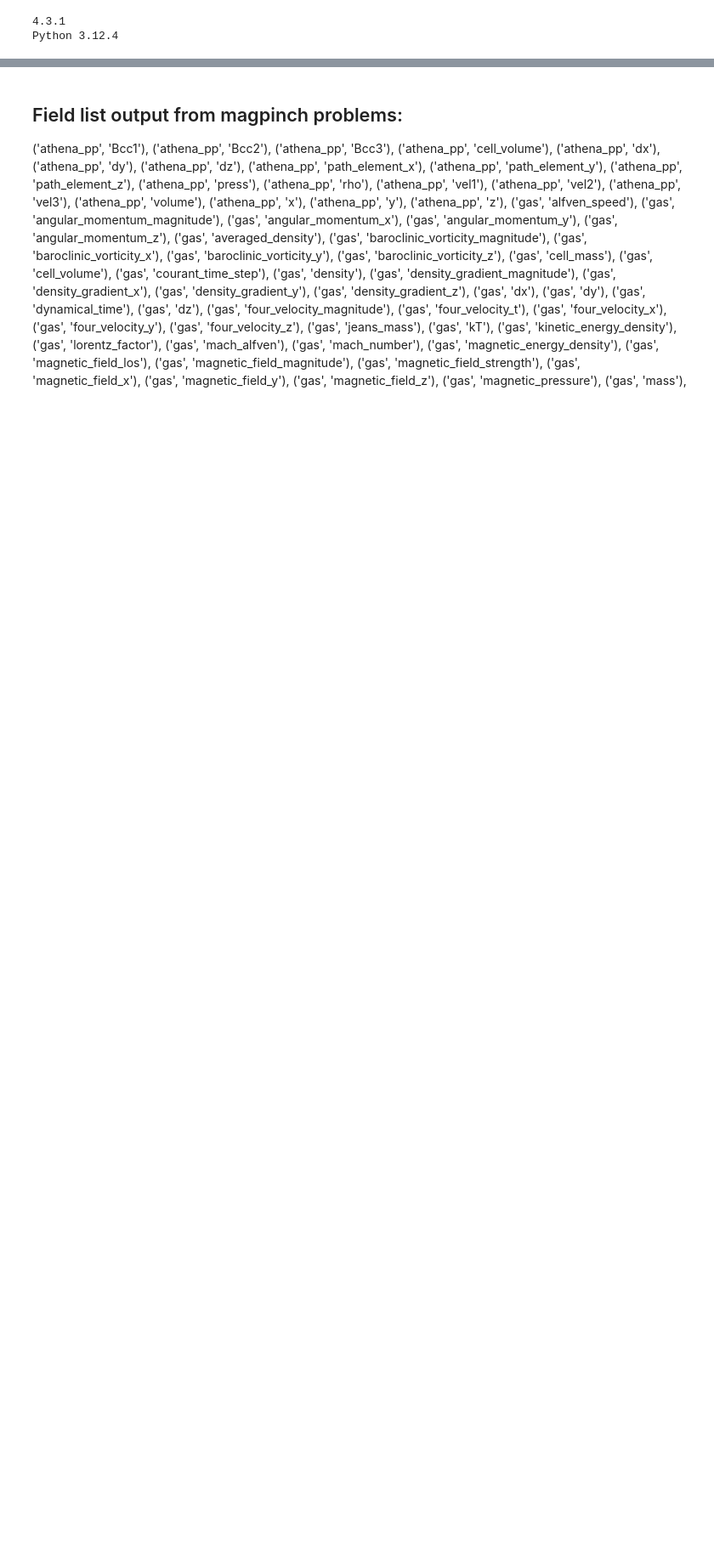
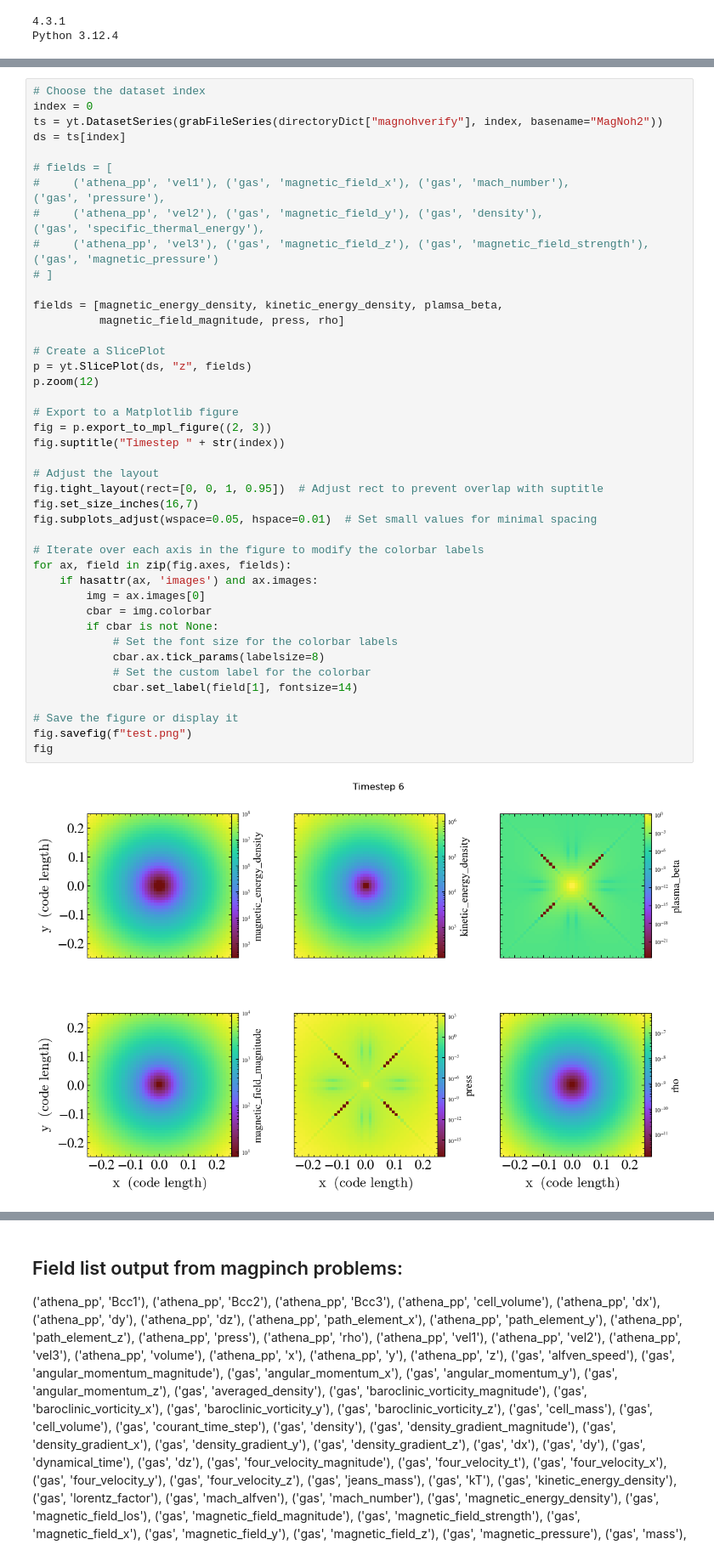
Before and after one commit to ianfreeman519/CMSE_PhD, a Jupyter notebook: athena_files/plottingYT.ipynb, the cells around one changed output, grey strips where cells are left out. Shown at 85% size. Saved outputs shown, nothing was run; the diff lists cells and outputs as text; blank space fills up the shorter version.

```diff
--- a/athena_files/plottingYT.ipynb
+++ b/athena_files/plottingYT.ipynb
@@ -94,0 +134,44 @@ p
+# %%
+# Choose the dataset index
+index = 0
+ts = yt.DatasetSeries(grabFileSeries(directoryDict["magnohverify"], index, basename="MagNoh2"))
+ds = ts[index]
+
+# fields = [
+#     ('athena_pp', 'vel1'), ('gas', 'magnetic_field_x'), ('gas', 'mach_number'),             ('gas', 'pressure'),
+#     ('athena_pp', 'vel2'), ('gas', 'magnetic_field_y'), ('gas', 'density'),                 ('gas', 'specific_thermal_energy'),
+#     ('athena_pp', 'vel3'), ('gas', 'magnetic_field_z'), ('gas', 'magnetic_field_strength'), ('gas', 'magnetic_pressure')
+# ]
+
+fields = [magnetic_energy_density, kinetic_energy_density, plamsa_beta,
+          magnetic_field_magnitude, press, rho]
+
+# Create a SlicePlot
+p = yt.SlicePlot(ds, "z", fields)
+p.zoom(12)
+
+# Export to a Matplotlib figure
+fig = p.export_to_mpl_figure((2, 3))
+fig.suptitle("Timestep " + str(index))
+
+# Adjust the layout
+fig.tight_layout(rect=[0, 0, 1, 0.95])  # Adjust rect to prevent overlap with suptitle
+fig.set_size_inches(16,7)
+fig.subplots_adjust(wspace=0.05, hspace=0.01)  # Set small values for minimal spacing
+
+# Iterate over each axis in the figure to modify the colorbar labels
+for ax, field in zip(fig.axes, fields):
+    if hasattr(ax, 'images') and ax.images:
+        img = ax.images[0]
+        cbar = img.colorbar
+        if cbar is not None:
+            # Set the font size for the colorbar labels
+            cbar.ax.tick_params(labelsize=8)
+            # Set the custom label for the colorbar
+            cbar.set_label(field[1], fontsize=14)
+
+# Save the figure or display it
+fig.savefig(f"test.png")
+fig
+# %% [output]
+[figure, added]
```
Also changed, not shown: parts of 9 cells of this notebook, 27 other files.
